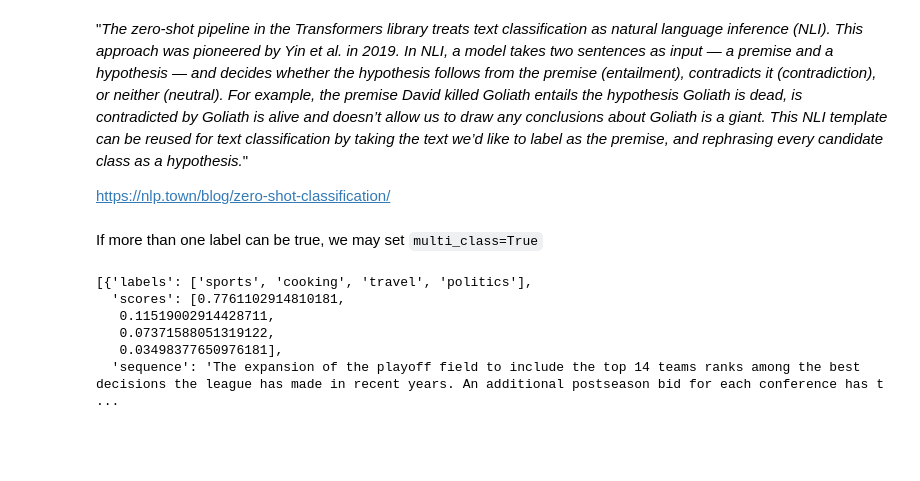
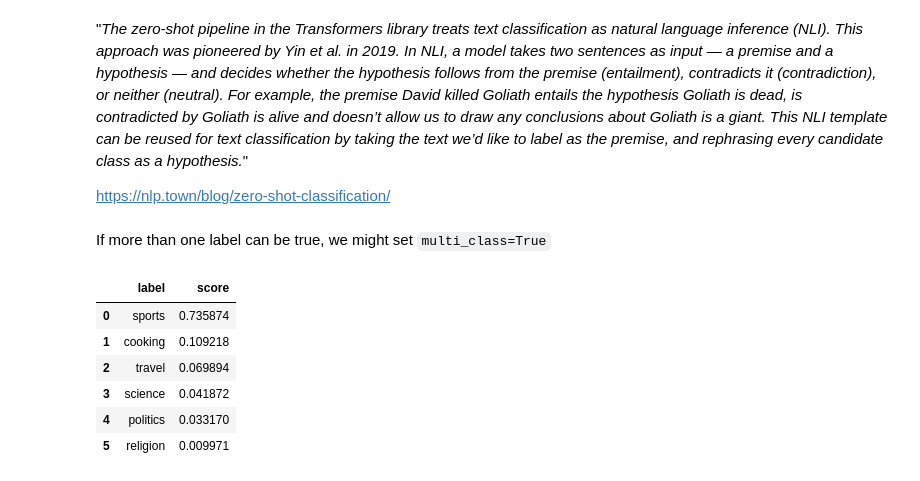
Before and after one commit to PeerChristensen/NLP-Demos, a Jupyter notebook: da_transfomers_intro.ipynb, the cells around one changed output. Cells and saved outputs as stored; diff of their text form; code cells hidden in the pictures; blank space fills up the shorter version.

```diff
--- a/da_transfomers_intro.ipynb
+++ b/da_transfomers_intro.ipynb
@@ -218,18 +220,21 @@ df
 
 https://nlp.town/blog/zero-shot-classification/
 # %% [markdown]
-If more than one label can be true, we may set `multi_class=True`
+If more than one label can be true, we might set `multi_class=True`
 # %%
 clf = pipeline("zero-shot-classification",
                       model="facebook/bart-large-mnli")
 # %%
 texts = ["The expansion of the playoff field to include the top 14 teams ranks among the best decisions the league has made in recent years. An additional postseason bid for each conference has translated into an increased level of competition while also creating greater intrigue around those middle-of-the-pack teams."]
-candidate_labels = ['travel', 'sports', 'cooking', 'politics']
-clf(texts, candidate_labels)
+candidate_labels = ['travel', 'sports', 'cooking', 'politics','science','religion']
+output = clf(texts, candidate_labels)[0]
-# %% [output]
-[{'labels': ['sports', 'cooking', 'travel', 'politics'],
-  'scores': [0.7761102914810181,
-   0.11519002914428711,
-   0.07371588051319122,
-   0.03498377650976181],
-  'sequence': 'The expansion of the playoff field to include the top 14 teams ranks among the best decisions the league has made in recent years. An additional postseason bid for each conference has t ...
+# %%
+pd.DataFrame({"label":output["labels"], "score":output["scores"]})
+# %% [output]
+|  | label | score |
+| 0 | sports | 0.735874 |
+| 1 | cooking | 0.109218 |
+| 2 | travel | 0.069894 |
+| 3 | science | 0.041872 |
+| 4 | politics | 0.033170 |
+| 5 | religion | 0.009971 |
```
Also changed, not shown: parts of 8 cells of this notebook.
